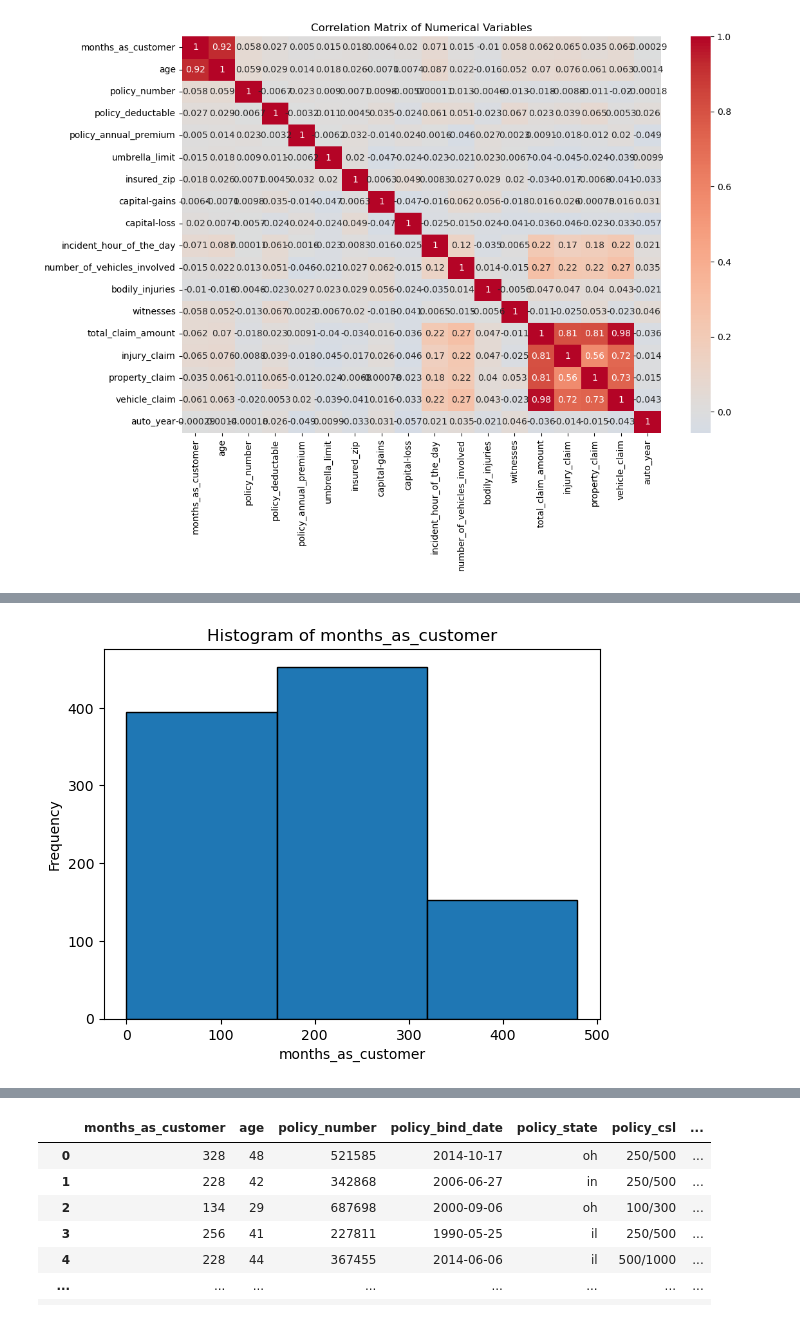
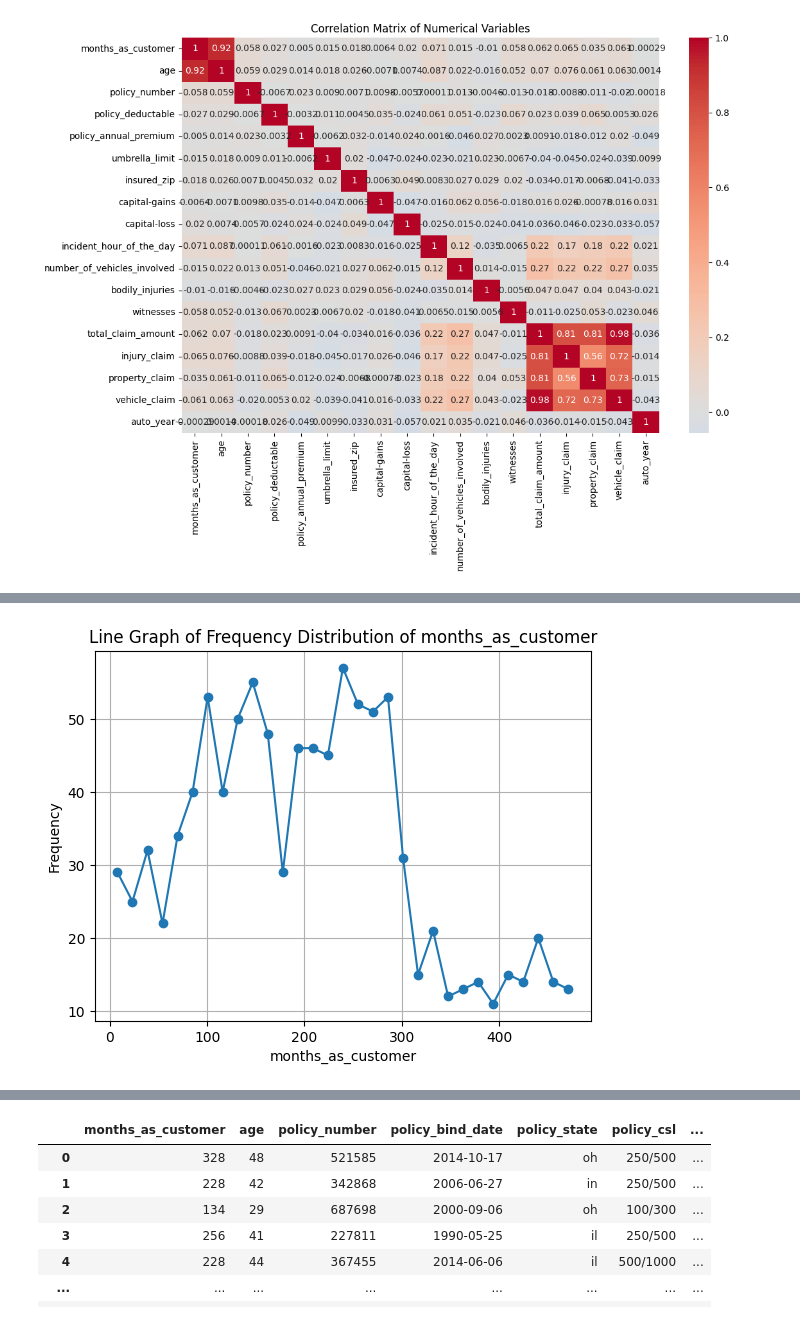
Before and after one commit to KennyM28/Explore_AI-KS_Mashishi-Capstone, a Jupyter notebook: KS_MASHISHI_CAPSTONE/KS_MASHISHI_Capstone.ipynb, the cells around one changed output, grey strips where cells are left out. Cells and saved outputs as stored; diff of their text form; code cells hidden in the pictures.

```diff
--- a/KS_MASHISHI_CAPSTONE/KS_MASHISHI_Capstone.ipynb
+++ b/KS_MASHISHI_CAPSTONE/KS_MASHISHI_Capstone.ipynb
@@ -406,15 +398,24 @@ plt.show()
 # %%
-# Column
 months_as_customer = 'months_as_customer'
 
-# Plot the histogram
-plt.hist(ins_df[months_as_customer], bins=3, edgecolor='black')
+
+n_data_points = len(ins_df[months_as_customer])
+num_bins_sqrt = int(np.sqrt(n_data_points))
+
+# Histogram data
+hist, bin_edges = np.histogram(ins_df[months_as_customer], bins=num_bins_sqrt)
+
+bin_midpoints = (bin_edges[:-1] + bin_edges[1:]) / 2
+
+# Plot the line graph
+plt.plot(bin_midpoints, hist, marker='o', linestyle='-')
 
 plt.xlabel(months_as_customer)
 plt.ylabel('Frequency')
-plt.title(f'Histogram of {months_as_customer}')
+plt.title(f'Line Graph of Frequency Distribution of {months_as_customer}')
 
-# Display the histogram
+# Display the line graph
+plt.grid(True)
 plt.show()
 # %% [output]
-[figure, old version]
+[figure, new version]
```
Also changed, not shown: parts of 32 cells of this notebook, 14 other files.
